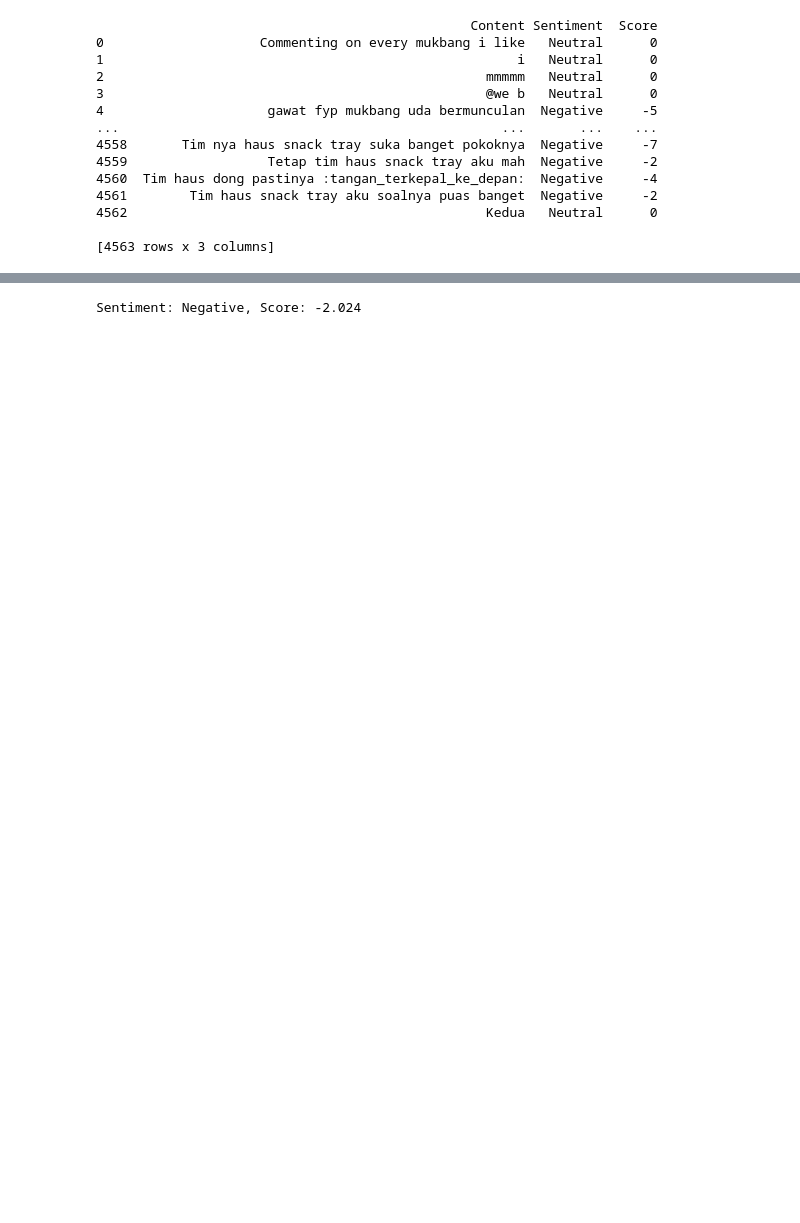
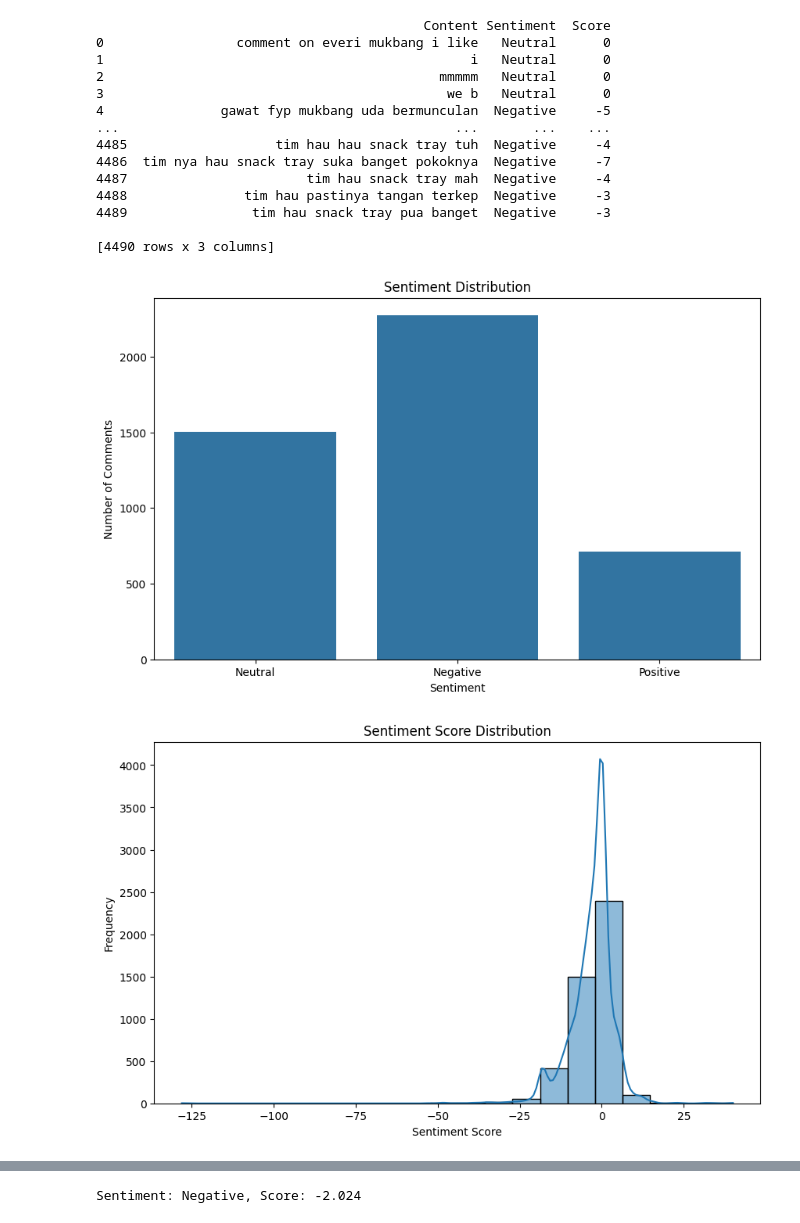
Before and after one commit to DhaniAAA/Scrapping-Ulasan, a Jupyter notebook: Analisis_Sentiment_Lexicon.ipynb, the cells around one changed output, grey strips where cells are left out. Drawn from its saved outputs; the diff is of its cells as text; code cells hidden in the pictures; blank space fills up the shorter version.

```diff
--- a/Analisis_Sentiment_Lexicon.ipynb
+++ b/Analisis_Sentiment_Lexicon.ipynb
@@ -30,9 +30,9 @@ def calculate_sentiment(text, lexicon):
 
 # Classify sentiment based on score
 def classify_sentiment(score):
-    if score > 0.5:
+    if score > 1:
         return "Positive"
-    elif score < -0.5:
+    elif score < -1:
         return "Negative"
     else:
         return "Neutral"
@@ -45,7 +45,7 @@ def sentiment_analysis(text):
     return sentiment, score
 
 # Example usage
-data = pd.read_csv("/content/komentar_bersih.csv")
+data = pd.read_csv("/content/preprocessed_komentar.csv")
 
 # Assuming there's a column named 'text' containing the text data
 data['Sentiment'], data['Score'] = zip(*data['Content'].apply(sentiment_analysis))
@@ -53,17 +53,52 @@ data['Sentiment'], data['Score'] = zip(*data['Content'].apply(sentiment_analysis
 # Print results
 print(data[['Content', 'Sentiment', 'Score']])
 # %% [output]
-                                                Content Sentiment  Score
-0                    Commenting on every mukbang i like   Neutral      0
-1                                                     i   Neutral      0
-2                                                 mmmmm   Neutral      0
-3                                                 @we b   Neutral      0
-4                     gawat fyp mukbang uda bermunculan  Negative     -5
-...                                                 ...       ...    ...
-4558       Tim nya haus snack tray suka banget pokoknya  Negative     -7
-4559                  Tetap tim haus snack tray aku mah  Negative     -2
-4560  Tim haus dong pastinya :tangan_terkepal_ke_depan:  Negative     -4
-4561        Tim haus snack tray aku soalnya puas banget  Negative     -2
-4562                                              Kedua   Neutral      0
+                                          Content Sentiment  Score
+0                 comment on everi mukbang i like   Neutral      0
+1                                               i   Neutral      0
+2                                           mmmmm   Neutral      0
+3                                            we b   Neutral      0
+4               gawat fyp mukbang uda bermunculan  Negative     -5
+...                                           ...       ...    ...
+4485                   tim hau hau snack tray tuh  Negative     -4
+4486  tim nya hau snack tray suka banget pokoknya  Negative     -7
+4487                       tim hau snack tray mah  Negative     -4
+4488               tim hau pastinya tangan terkep  Negative     -3
+4489                tim hau snack tray pua banget  Negative     -3
 
-[4563 rows x 3 columns]
+[4490 rows x 3 columns]
+# %%
+# prompt: buatkan visual untuk sentiment
+
+import pandas as pd
+import matplotlib.pyplot as plt
+import seaborn as sns
+
+# ... (your existing code) ...
+
+# Example usage (assuming your existing code is correct and data is populated)
+# Visualizations
+plt.figure(figsize=(10, 6))
+sns.countplot(x='Sentiment', data=data)
+plt.title('Sentiment Distribution')
+plt.xlabel('Sentiment')
+plt.ylabel('Number of Comments')
+plt.show()
+
+plt.figure(figsize=(10, 6))
+sns.histplot(data['Score'], bins=20, kde=True)
+plt.title('Sentiment Score Distribution')
+plt.xlabel('Sentiment Score')
+plt.ylabel('Frequency')
+plt.show()
+
+# Additional Visualization:  Sentiment vs. Score (scatter plot)
+plt.figure(figsize=(10, 6))
+sns.scatterplot(x='Score', y='Sentiment', data=data, hue='Sentiment', palette='viridis', s=50)
+plt.title('Sentiment Score vs. Sentiment Category')
+plt.xlabel('Sentiment Score')
+plt.ylabel('Sentiment')
+plt.show()
+# %% [output]
+[figure, added]
+[figure, added]
```
Also changed, not shown: parts of 1 cell of this notebook.
